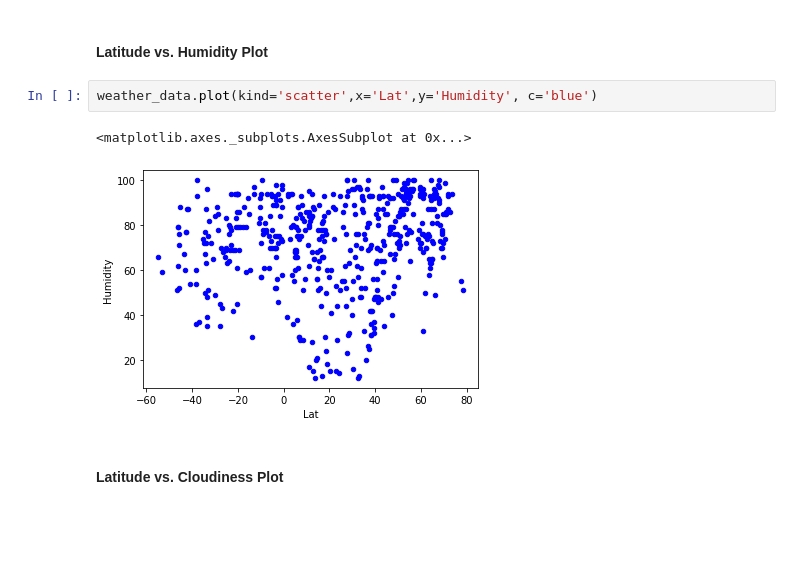
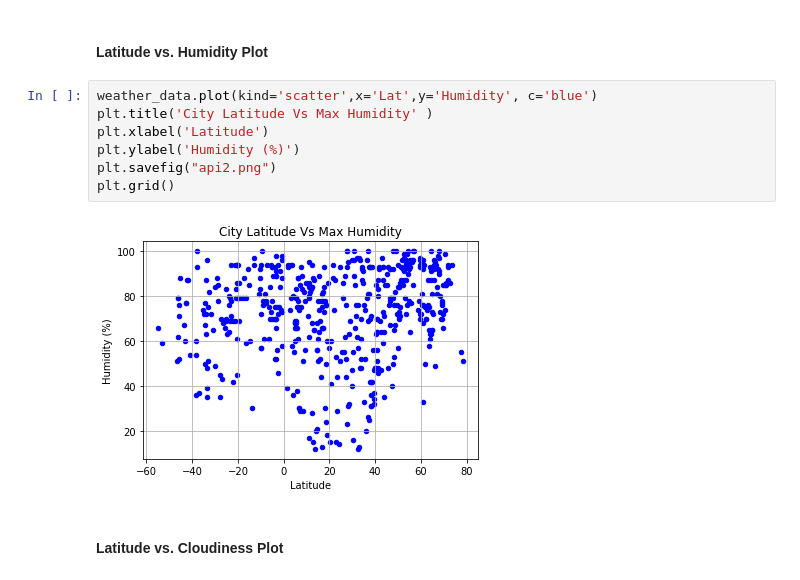
Before and after one commit to patrickharrington6717/python_api_hw, a Jupyter notebook: WeatherPytph.ipynb, the cells around one changed output. Drawn from its saved outputs; the diff is of its cells as text; blank space fills up the shorter version.

```diff
--- a/WeatherPytph.ipynb
+++ b/WeatherPytph.ipynb
@@ -325,9 +330,13 @@ weather_data.plot(kind='scatter', x='Lat', y='Temp', c='blue')
 #### Latitude vs. Humidity Plot
 # %%
 weather_data.plot(kind='scatter',x='Lat',y='Humidity', c='blue')
+plt.title('City Latitude Vs Max Humidity' )
+plt.xlabel('Latitude')
+plt.ylabel('Humidity (%)')
+plt.savefig("api2.png")
+plt.grid()
 # %% [output]
-<matplotlib.axes._subplots.AxesSubplot at 0x...>
-[figure, old version]
+[figure, new version]
 # %% [markdown]
 #### Latitude vs. Cloudiness Plot
 # %%
```
Also changed, not shown: parts of 6 cells of this notebook.
